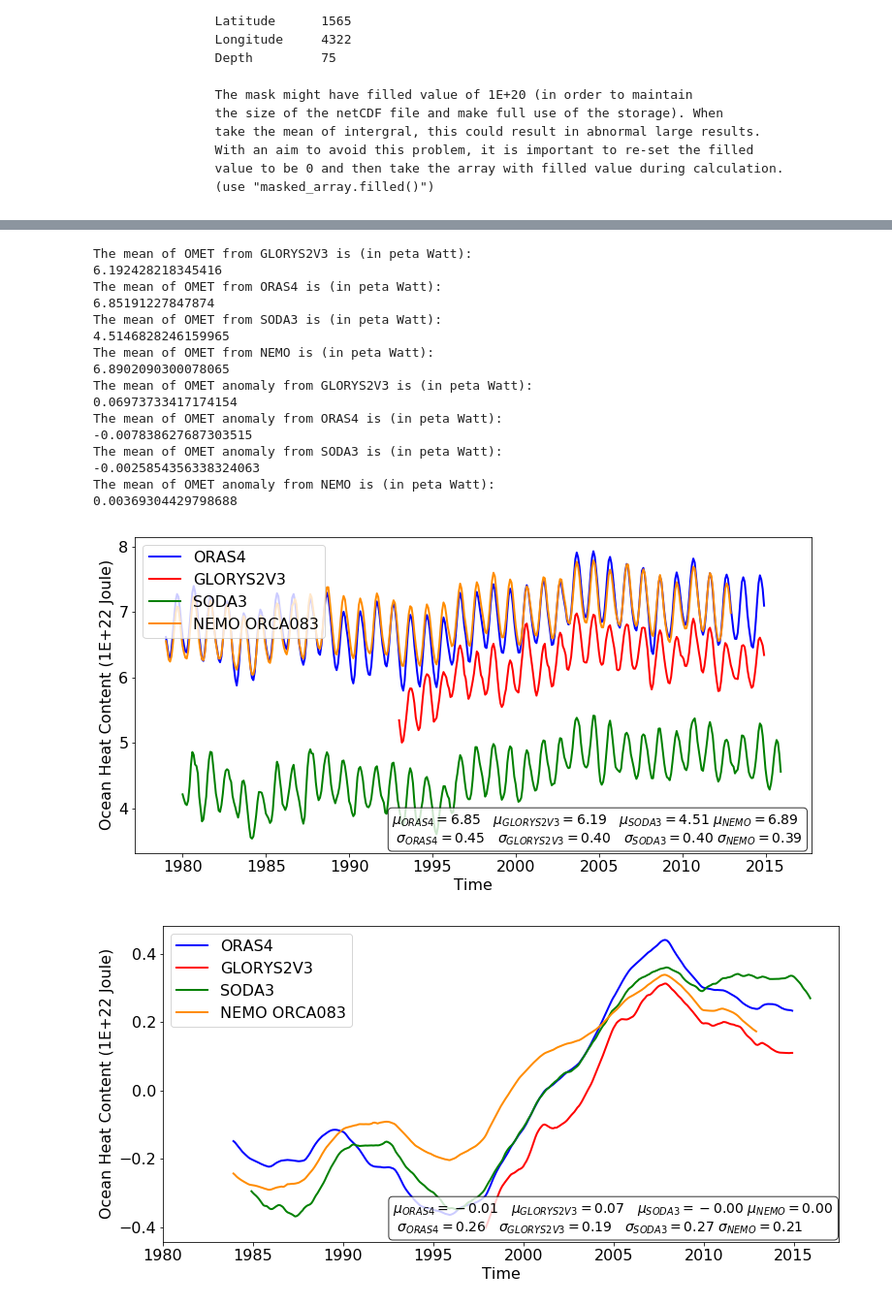
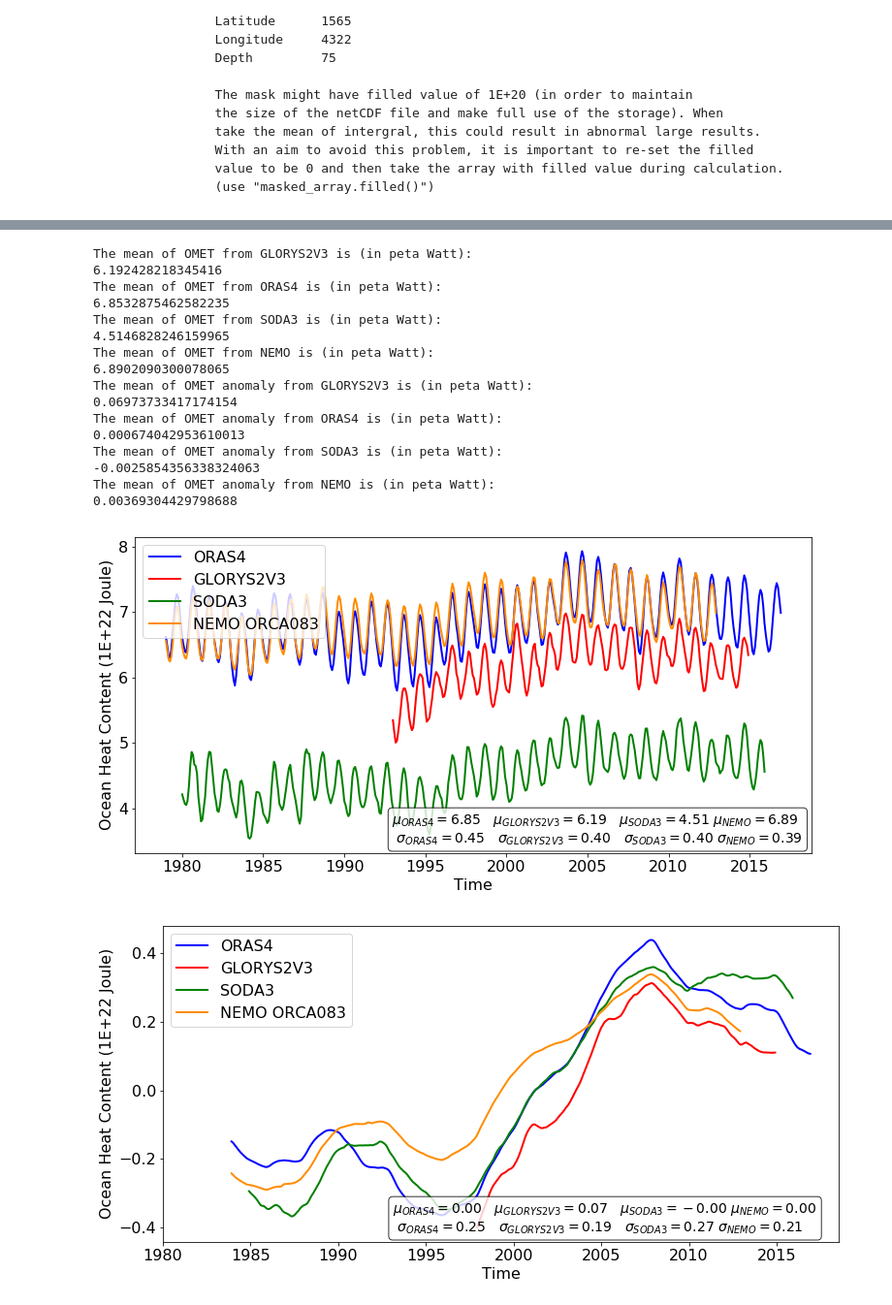
Before and after one commit to geek-yang/AirSeaFlow, a Jupyter notebook: MET_revise/ESD/paper_comp_OHC.ipynb, the cells around one changed output, grey strips where cells are left out. Shown at 97% size. Saved outputs shown, nothing was run; the diff lists cells and outputs as text; code cells hidden in the pictures.

```diff
--- a/MET_revise/ESD/paper_comp_OHC.ipynb
+++ b/MET_revise/ESD/paper_comp_OHC.ipynb
@@ -75,7 +75,8 @@ from scipy import stats
 # %%
 # specify data path
 # target fields for regression
-datapath_OHC_ORAS4 = '/home/ESLT0068/WorkFlow/Core_Database_AMET_OMET_reanalysis/ORAS4/statistics'
+#datapath_OHC_ORAS4 = '/home/ESLT0068/WorkFlow/Core_Database_AMET_OMET_reanalysis/ORAS4/statistics'
+datapath_OHC_ORAS4 = '/home/ESLT0068/WorkFlow/Core_Database_AMET_OMET_reanalysis/warehouse_met'
 datapath_OHC_GLORYS2V3 = '/home/ESLT0068/WorkFlow/Core_Database_AMET_OMET_reanalysis/GLORYS2V3/statistics'
 datapath_OHC_SODA3 = '/home/ESLT0068/WorkFlow/Core_Database_AMET_OMET_reanalysis/SODA3/statistics'
 datapath_OHC_NEMO = '/home/ESLT0068/WorkFlow/Core_Database_AMET_OMET_reanalysis/ORCA012_BenMoat/postprocessing'
@@ -195,7 +196,8 @@ level_083 = 75
 
 # OHC
 dataset_OHC_GLORYS2V3 = Dataset(datapath_OHC_GLORYS2V3 + os.sep + 'GLORYS2V3_model_monthly_orca025_OHC_point.nc')
-dataset_OHC_ORAS4 = Dataset(datapath_OHC_ORAS4 + os.sep + 'oras4_model_monthly_orca1_OHC_point.nc')
+#dataset_OHC_ORAS4 = Dataset(datapath_OHC_ORAS4 + os.sep + 'oras4_model_monthly_orca1_OHC_point.nc')
+dataset_OHC_ORAS4 = Dataset(datapath_OHC_ORAS4 + os.sep + 'oras_model_monthly_1958_2017_ohc.nc')
 dataset_OHC_SODA3 = Dataset(datapath_OHC_SODA3 + os.sep + 'OMET_SODA3_model_5daily_1980_2015_OHC.nc')
 dataset_OHC_NEMO = Dataset(datapath_OHC_NEMO + os.sep + 'OHC_NEMO_ORCA0083_daily_1979_2012_zonal_int.nc')
 # mask
@@ -213,12 +215,12 @@ mask_ORAS4 = dataset_mask_ORAS4.variables['vmask'][0,0,:,:]
 mask_GLORYS2V3 = dataset_mask_GLORYS2V3.variables['vmask'][0,0,:,:]
 mask_SODA3 = dataset_mask_SODA3.variables['wet_c'][:]
 # extract variables with netcdf tool and take zonal mean
-OHC_glo_vert_ORAS4 = np.sum(dataset_OHC_ORAS4.variables['OHC_glo_vert'][21:,:,180:,:],3)/1E+10      # start from 1979
+OHC_glo_vert_ORAS4 = np.sum(dataset_OHC_ORAS4.variables['OHC_total'][21:-1,:,180:,:],3)/1E+10      # start from 1979
 OHC_glo_vert_GLORYS2V3 = np.sum(dataset_OHC_GLORYS2V3.variables['OHC_glo_vert'][:,:,579:,:],3)/1E+10# start from 1993
 OHC_glo_vert_SODA3 = np.sum(dataset_OHC_SODA3.variables['OHC_glo_vert'][:,:,569:,:],3)/1E+10        # start from 1980
 OHC_glo_vert_NEMO = dataset_OHC_NEMO.variables['OHC_glo_zonal_int'][:] /1E+10
 # year
-year_ORAS4 = dataset_OHC_ORAS4.variables['year'][21:]         # from 1979 to 2014
+year_ORAS4 = dataset_OHC_ORAS4.variables['year'][21:-1]         # from 1979 to 2014
 year_GLORYS2V3 = dataset_OHC_GLORYS2V3.variables['year'][:]   # from 1993 to 2014
 year_SODA3 = dataset_OHC_SODA3.variables['year'][:]           # from 1980 to 2015
 year_NEMO = dataset_OHC_NEMO.variables['year'][:]           # from 1979 to 2012
@@ -300,8 +302,8 @@ for i in np.arange(len(year_NEMO)*len(month_ind)-window+1):
         OHC_glo_vert_NEMO_series_running_mean[i,j] = np.mean(OHC_glo_vert_NEMO_series[i:i+window,j])
         OHC_glo_vert_NEMO_white_series_running_mean[i,j] = np.mean(OHC_glo_vert_NEMO_white_series[i:i+window,j])
 
-index_full = np.arange(1,445,1)
-index_year_full = np.arange(1979,2016,1)
+index_full = np.arange(1,457,1)
+index_year_full = np.arange(1979,2017,1)
 
 # take the summation over a section
 OHC_ORAS4_series_sum = np.sum(OHC_glo_vert_ORAS4_series[:,lat_interest['ORAS4_cut'][4]:lat_interest['ORAS4_cut'][5]+1],1)
@@ -406,7 +408,7 @@ print (OMET_NEMO_white_running_mean_mean)
 The mean of OMET from GLORYS2V3 is (in peta Watt):
 6.192428218345416
 The mean of OMET from ORAS4 is (in peta Watt):
-6.85191227847874
+6.8532875462582235
 The mean of OMET from SODA3 is (in peta Watt):
 4.5146828246159965
 The mean of OMET from NEMO is (in peta Watt):
@@ -414,7 +416,7 @@ The mean of OMET from NEMO is (in peta Watt):
 The mean of OMET anomaly from GLORYS2V3 is (in peta Watt):
 0.06973733417174154
 The mean of OMET anomaly from ORAS4 is (in peta Watt):
--0.007838627687303515
+0.000674042953610013
 The mean of OMET anomaly from SODA3 is (in peta Watt):
 -0.0025854356338324063
 The mean of OMET anomaly from NEMO is (in peta Watt):
@@ -427,10 +429,10 @@ text_content = '$\mu_{ORAS4}=%.2f$   $\mu_{GLORYS2V3}=%.2f$   $\mu_{SODA3}=%.2f$
 
 # make plots
 fig6 = plt.figure()
-plt.plot(index_full[:-12],OHC_ORAS4_series_sum,'b-',linewidth=2.0,label='ORAS4')
-plt.plot(index_full[168:-12],OHC_GLORYS2V3_series_sum,'r-',linewidth=2.0,label='GLORYS2V3')
-plt.plot(index_full[12:],OHC_SODA3_series_sum,'g-',linewidth=2.0,label='SODA3')
-plt.plot(index_full[:-36],OHC_NEMO_series_sum,color='darkorange',linestyle='-',linewidth=2.0,label='NEMO ORCA083')
+plt.plot(index_full[:],OHC_ORAS4_series_sum,'b-',linewidth=2.0,label='ORAS4')
+plt.plot(index_full[168:-24],OHC_GLORYS2V3_series_sum,'r-',linewidth=2.0,label='GLORYS2V3')
+plt.plot(index_full[12:-12],OHC_SODA3_series_sum,'g-',linewidth=2.0,label='SODA3')
+plt.plot(index_full[:-48],OHC_NEMO_series_sum,color='darkorange',linestyle='-',linewidth=2.0,label='NEMO ORCA083')
 #plt.title('{} ({}) from {}N to {}N with a running mean of {} months'.format(part_title,title_depth,lat_interest_list[i],lat_interest_list[i+1],window))
 fig6.set_size_inches(12.5, 6)
 plt.xlabel("Time",fontsize=16)
@@ -440,36 +442,36 @@ plt.xticks(np.arange(13,len(year_ORAS4)*12+12+1,60),index_year,fontsize=16)
 plt.ylabel("Ocean Heat Content (1E+22 Joule)",fontsize=16)
 plt.yticks(fontsize=16)
 plt.legend(frameon=True, loc=2, prop={'size': 16})
 props = dict(boxstyle='round', facecolor='white', alpha=0.8)
 ax = plt.gca()
 ax.text(0.38,0.13,text_content,transform=ax.transAxes,fontsize=14,verticalalignment='top',bbox=props)
 plt.show()
 fig6.savefig(os.path.join(output_path,'Comp_OHC_series_60N_70N.png'), dpi = 300)
 
 # plot the running mean of OMET after removing seasonal cycle
 text_content = '$\mu_{ORAS4}=%.2f$   $\mu_{GLORYS2V3}=%.2f$   $\mu_{SODA3}=%.2f$ $\mu_{NEMO}=%.2f$ \n $\sigma_{ORAS4}=%.2f$   $\sigma_{GLORYS2V3}=%.2f$   $\sigma_{SODA3}=%.2f$ $\sigma_{NEMO}=%.2f$' \
                 % (OMET_ORAS4_white_running_mean_mean, OMET_GLORYS2V3_white_running_mean_mean, OMET_SODA3_white_running_mean_mean, OMET_NEMO_white_running_mean_mean, OMET_ORAS4_white_running_mean_std, OMET_GLORYS2V3_white_running_mean_std, OMET_SODA3_white_running_mean_std, OMET_NEMO_white_running_mean_std)
 
 # make plots
 fig7 = plt.figure()
-plt.plot(index_full[window-1:-12],OHC_ORAS4_series_running_mean_sum,'b-',linewidth=2.0,label='ORAS4')
-plt.plot(index_full[168+window-1:-12],OHC_GLORYS2V3_series_running_mean_sum,'r-',linewidth=2.0,label='GLORYS2V3')
-plt.plot(index_full[12+window-1:],OHC_SODA3_series_running_mean_sum,'g-',linewidth=2.0,label='SODA3')
-plt.plot(index_full[window-1:-36],OHC_NEMO_series_running_mean_sum,color='darkorange',linestyle='-',linewidth=2.0,label='NEMO ORCA083')
+plt.plot(index_full[window-1:],OHC_ORAS4_series_running_mean_sum,'b-',linewidth=2.0,label='ORAS4')
+plt.plot(index_full[168+window-1:-24],OHC_GLORYS2V3_series_running_mean_sum,'r-',linewidth=2.0,label='GLORYS2V3')
+plt.plot(index_full[12+window-1:-12],OHC_SODA3_series_running_mean_sum,'g-',linewidth=2.0,label='SODA3')
+plt.plot(index_full[window-1:-48],OHC_NEMO_series_running_mean_sum,color='darkorange',linestyle='-',linewidth=2.0,label='NEMO ORCA083')
 #plt.title('{} ({}) from {}N to {}N with a running mean of {} months'.format(part_title,title_depth,lat_interest_list[i],lat_interest_list[i+1],window))
 fig7.set_size_inches(12.5, 6)
 plt.xlabel("Time",fontsize=16)
 #plt.xticks(np.linspace(0, 444, 38), index_year_full)
 plt.xticks(np.arange(13,len(year_ORAS4)*12+12+1,60),index_year,fontsize=16)
 #plt.xticks(rotation=60)
 plt.ylabel("Ocean Heat Content (1E+22 Joule)",fontsize=16)
 plt.yticks(fontsize=16)
 plt.legend(frameon=True, loc=2, prop={'size': 16})
 props = dict(boxstyle='round', facecolor='white', alpha=0.8)
 ax = plt.gca()
 ax.text(0.34,0.13,text_content,transform=ax.transAxes,fontsize=14,verticalalignment='top',bbox=props)
 plt.show()
 fig7.savefig(os.path.join(output_path,'Comp_OHC_lowpss_window_60m_60N_70N.png'), dpi = 300)
 # %% [output]
-[figure, old version]
+[figure, new version]
-[figure, old version]
+[figure, new version]
```
Also changed, not shown: parts of 1 cell of this notebook, 5 other files.
